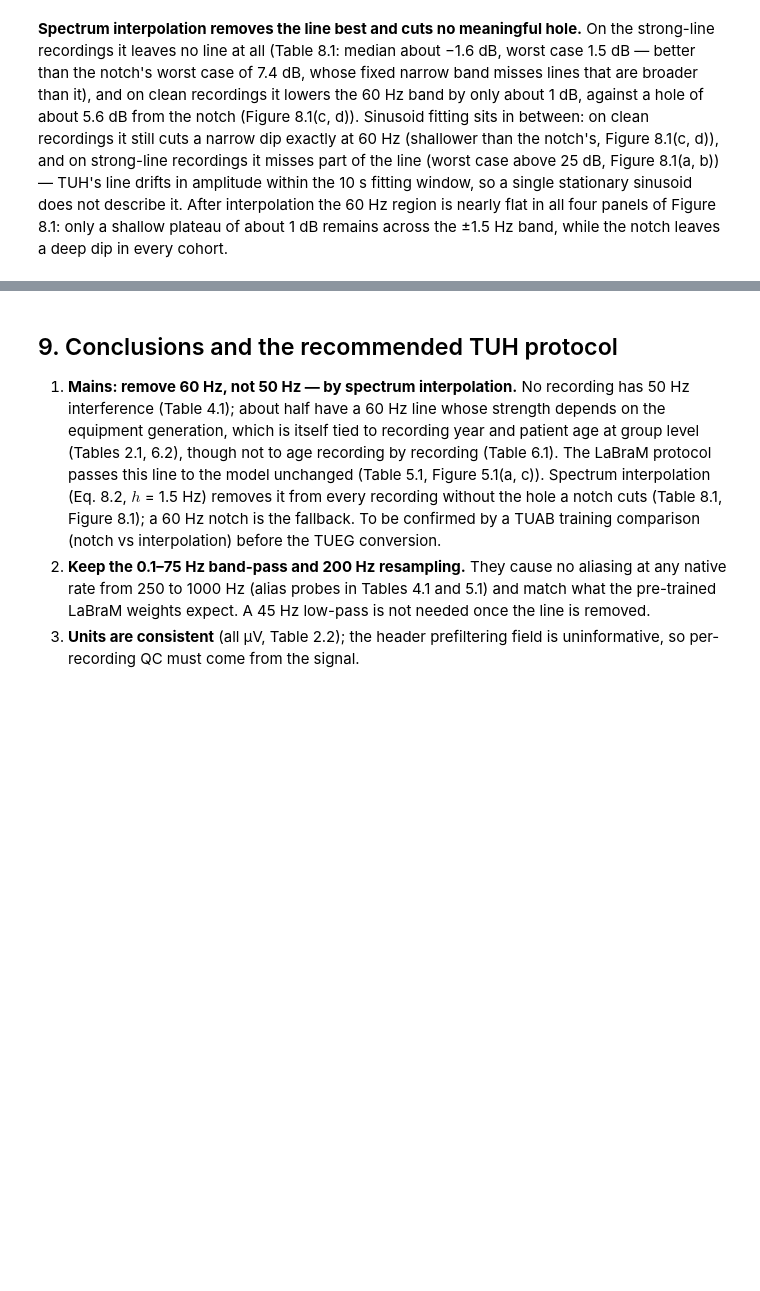
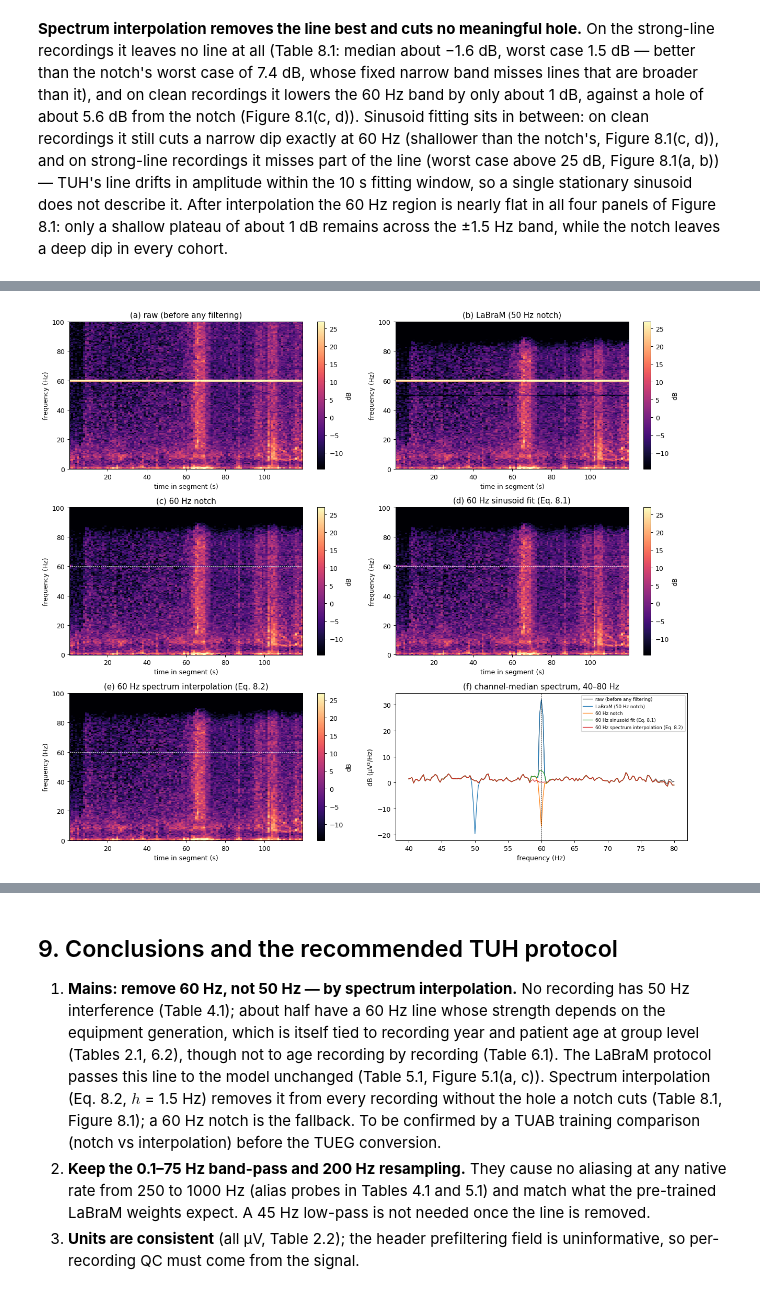
Before and after one commit to Neuro-Clalit/LaBraM, a Jupyter notebook: notebooks/tuh_preprocessing_analysis.ipynb, the cells around one changed output, grey strips where cells are left out. Cells and saved outputs as stored; diff of their text form; code cells hidden in the pictures; blank space fills up the shorter version.

```diff
--- a/notebooks/tuh_preprocessing_analysis.ipynb
+++ b/notebooks/tuh_preprocessing_analysis.ipynb
@@ -594,0 +770,29 @@ band, while the notch leaves a deep dip in every cohort.
+# %%
+row, ver, names = examples["TUAB", "strong"]
+sgs = {label: median_spectrogram(*ver[label]) for label, _ in EX}
+f0, t0, s0 = sgs[EX[0][0]]
+band = (f0 >= 1) & (f0 <= 100)
+vmin, vmax = np.percentile(s0[band], [2, 99.5])
+fig, axes = plt.subplots(3, 2, figsize=(14, 12), dpi=90)
+flat = axes.ravel()
+for ax, (label, _) in zip(flat[:5], EX):
+    f, t, sg = sgs[label]
+    keep = f <= 100
+    im = ax.pcolormesh(t, f[keep], sg[keep], shading="auto", vmin=vmin, vmax=vmax, cmap="magma")
+    ax.axhline(60, color="w", ls="--", lw=0.6)
+    ax.set(title=label, xlabel="time in segment (s)", ylabel="frequency (Hz)")
+    fig.colorbar(im, ax=ax, label="dB")
+ax = flat[5]
+for (label, _), color in zip(EX, COLORS):
+    x, fs = ver[label]
+    f, p = qc.channel_median_psd(x, fs)
+    m = (f >= 40) & (f <= 80)
+    ax.plot(f[m], 10 * np.log10(p[m]), color=color, lw=1, label=label)
+ax.axvline(60, color="k", ls="--", lw=0.6)
+ax.set(title="channel-median spectrum, 40–80 Hz", xlabel="frequency (Hz)", ylabel="dB (µV²/Hz)")
+ax.legend(fontsize=7)
+panel_labels(axes)
+assert_max_columns(fig)
+plt.tight_layout(); plt.show()
+# %% [output]
+[figure, added]
```
Also changed, not shown: parts of 14 cells of this notebook, 1 other file.
